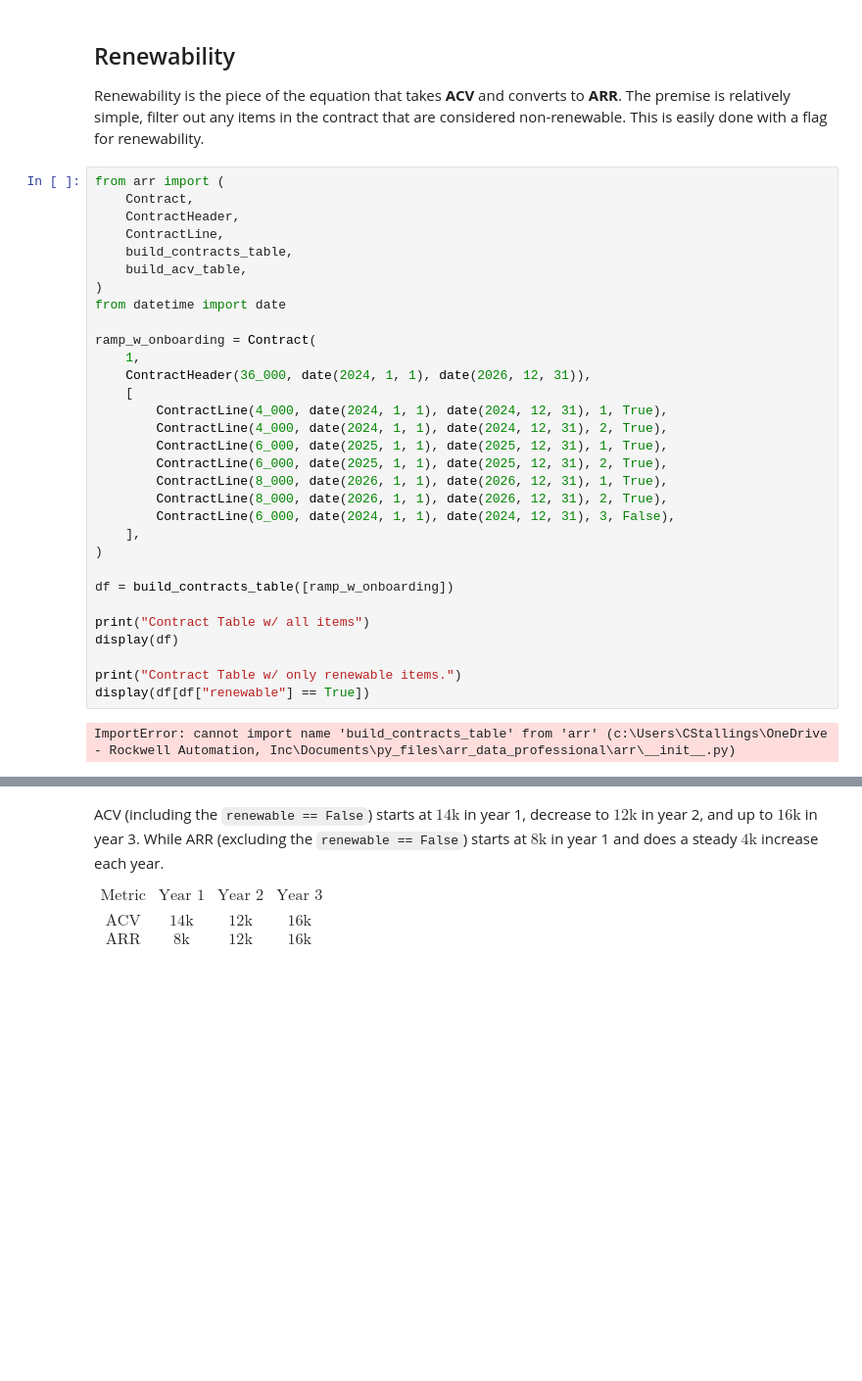
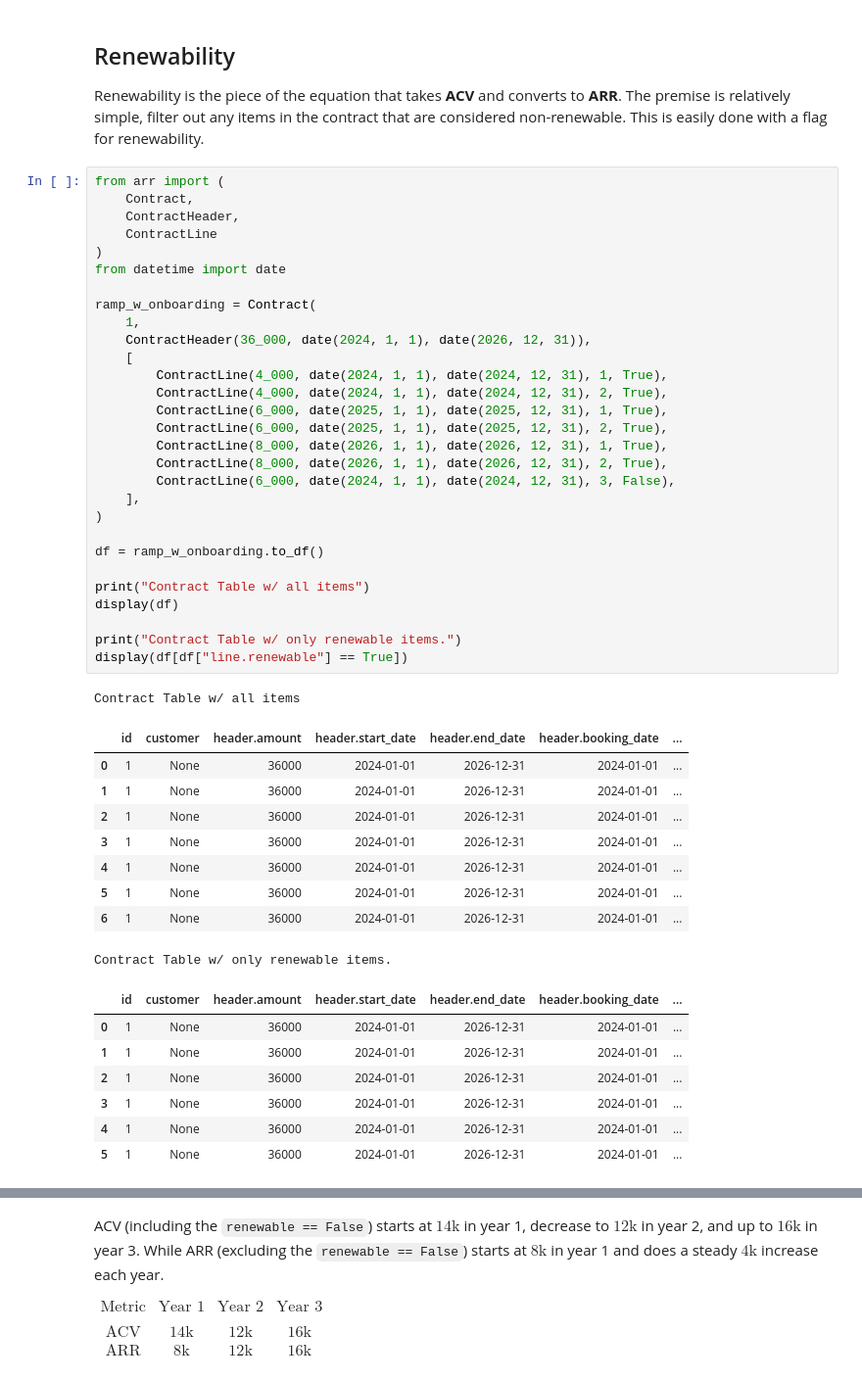
Before and after one commit to Curts0/arr_data_professional, a Jupyter notebook: 4-what-is-arr-part-3.ipynb, the cells around one changed output, grey strips where cells are left out. Shown at 98% size. Saved outputs shown, nothing was run; the diff lists cells and outputs as text; blank space fills up the shorter version.

```diff
--- a/4-what-is-arr-part-3.ipynb
+++ b/4-what-is-arr-part-3.ipynb
@@ -7,33 +7,47 @@ Renewability is the piece of the equation that takes **ACV** and converts to **A
 # %%
 from arr import (
     Contract,
     ContractHeader,
-    ContractLine,
-    build_contracts_table,
-    build_acv_table,
+    ContractLine
 )
 from datetime import date
 
 ramp_w_onboarding = Contract(
     1,
     ContractHeader(36_000, date(2024, 1, 1), date(2026, 12, 31)),
     [
         ContractLine(4_000, date(2024, 1, 1), date(2024, 12, 31), 1, True),
         ContractLine(4_000, date(2024, 1, 1), date(2024, 12, 31), 2, True),
         ContractLine(6_000, date(2025, 1, 1), date(2025, 12, 31), 1, True),
         ContractLine(6_000, date(2025, 1, 1), date(2025, 12, 31), 2, True),
         ContractLine(8_000, date(2026, 1, 1), date(2026, 12, 31), 1, True),
         ContractLine(8_000, date(2026, 1, 1), date(2026, 12, 31), 2, True),
         ContractLine(6_000, date(2024, 1, 1), date(2024, 12, 31), 3, False),
     ],
 )
 
-df = build_contracts_table([ramp_w_onboarding])
+df = ramp_w_onboarding.to_df()
 
 print("Contract Table w/ all items")
 display(df)
 
 print("Contract Table w/ only renewable items.")
-display(df[df["renewable"] == True])
+display(df[df["line.renewable"] == True])
 # %% [output]
-ImportError: cannot import name 'build_contracts_table' from 'arr' (c:\Users\CStallings\OneDrive - Rockwell Automation, Inc\Documents\py_files\arr_data_professional\arr\__init__.py)
+Contract Table w/ all items
+|  | id | customer | header.amount | header.start_date | header.end_date | header.booking_date | ... |
+| 0 | 1 | None | 36000 | 2024-01-01 | 2026-12-31 | 2024-01-01 | ... |
+| 1 | 1 | None | 36000 | 2024-01-01 | 2026-12-31 | 2024-01-01 | ... |
+| 2 | 1 | None | 36000 | 2024-01-01 | 2026-12-31 | 2024-01-01 | ... |
+| 3 | 1 | None | 36000 | 2024-01-01 | 2026-12-31 | 2024-01-01 | ... |
+| 4 | 1 | None | 36000 | 2024-01-01 | 2026-12-31 | 2024-01-01 | ... |
+| 5 | 1 | None | 36000 | 2024-01-01 | 2026-12-31 | 2024-01-01 | ... |
+| 6 | 1 | None | 36000 | 2024-01-01 | 2026-12-31 | 2024-01-01 | ... |
+Contract Table w/ only renewable items.
+|  | id | customer | header.amount | header.start_date | header.end_date | header.booking_date | ... |
+| 0 | 1 | None | 36000 | 2024-01-01 | 2026-12-31 | 2024-01-01 | ... |
+| 1 | 1 | None | 36000 | 2024-01-01 | 2026-12-31 | 2024-01-01 | ... |
+| 2 | 1 | None | 36000 | 2024-01-01 | 2026-12-31 | 2024-01-01 | ... |
+| 3 | 1 | None | 36000 | 2024-01-01 | 2026-12-31 | 2024-01-01 | ... |
+| 4 | 1 | None | 36000 | 2024-01-01 | 2026-12-31 | 2024-01-01 | ... |
+| 5 | 1 | None | 36000 | 2024-01-01 | 2026-12-31 | 2024-01-01 | ... |
```
Also changed, not shown: parts of 2 cells of this notebook, 1 other file.
